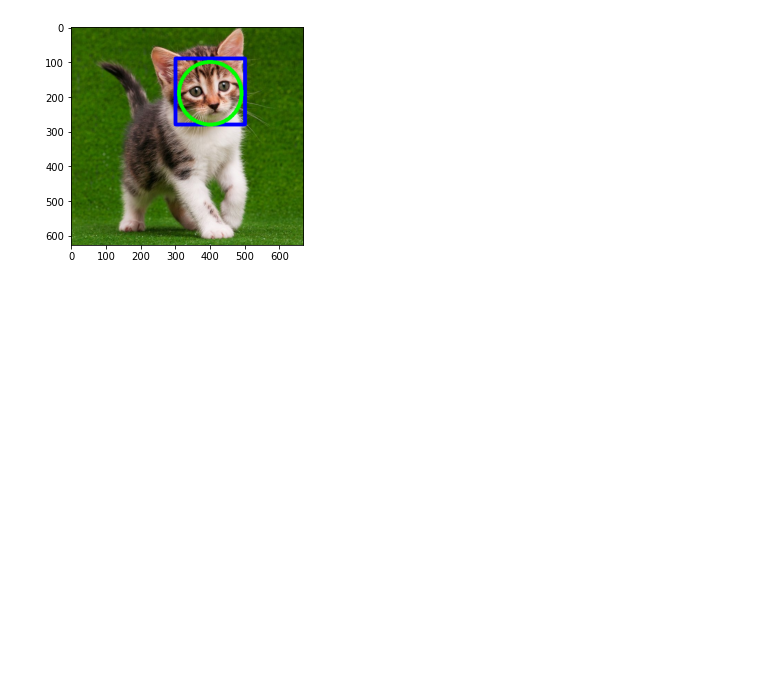
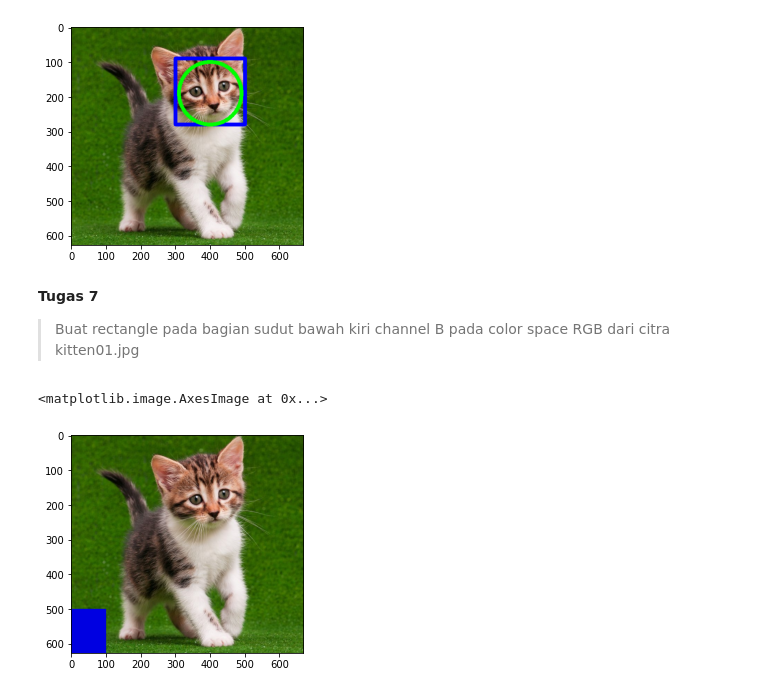
Before and after one commit to tsaniarisqi/PCVK_Matrikulasi_2022, a Jupyter notebook: modul2.ipynb, the cells around one changed output. Drawn from its saved outputs; the diff is of its cells as text; code cells hidden in the pictures; blank space fills up the shorter version.

```diff
--- a/modul2.ipynb
+++ b/modul2.ipynb
@@ -181,3 +181,17 @@ plt.imshow(img11)
 # %% [output]
 <matplotlib.image.AxesImage at 0x...>
 [figure]
+# %% [markdown]
+**Tugas 7**
+> Buat rectangle pada bagian sudut bawah kiri channel B pada color space RGB
+dari citra kitten01.jpg
+# %%
+img12 = img
+img12 = cv.cvtColor(img,cv.COLOR_BGR2RGB)
+
+cv.rectangle(img12,pt1=(100,640),pt2=(0,500),color=(0,0,225),thickness=-1)
+
+plt.imshow(img12)
+# %% [output]
+<matplotlib.image.AxesImage at 0x...>
+[figure, added]
```
Also changed, not shown: parts of 1 cell of this notebook.
